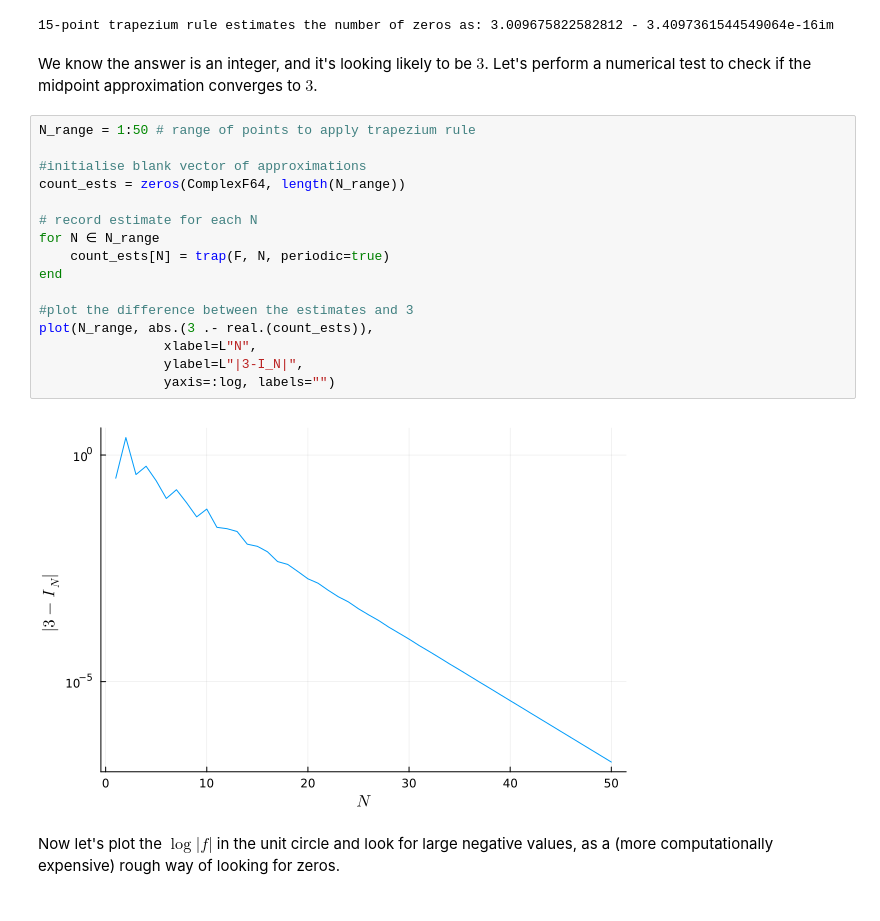
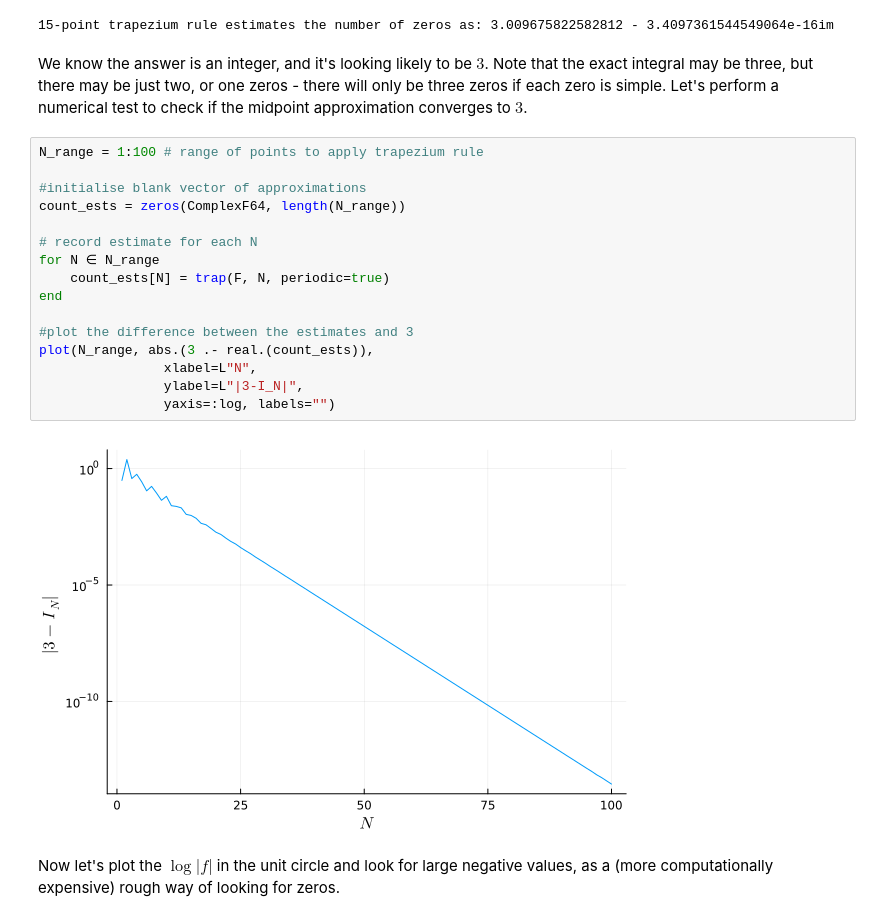
Before and after one commit to AndrewGibbs/AppliedComplexAnalysis, a Jupyter notebook: code/argument_principle.ipynb, the cells around one changed output. Drawn from its saved outputs; the diff is of its cells as text.

```diff
--- a/code/argument_principle.ipynb
+++ b/code/argument_principle.ipynb
@@ -41,25 +41,25 @@ println("15-point trapezium rule estimates the number of zeros as: ",
 # %% [output]
 15-point trapezium rule estimates the number of zeros as: 3.009675822582812 - 3.4097361544549064e-16im
 # %% [markdown]
-We know the answer is an integer, and it's looking likely to be $3$. Let's perform a numerical test to check if the midpoint approximation converges to $3$.
+We know the answer is an integer, and it's looking likely to be $3$. Note that the exact integral may be three, but there may be just two, or one zeros - there will only be three zeros if each zero is simple. Let's perform a numerical test to check if the midpoint approximation converges to $3$.
 # %%
-N_range = 1:50 # range of points to apply trapezium rule
+N_range = 1:100 # range of points to apply trapezium rule
 
 #initialise blank vector of approximations
 count_ests = zeros(ComplexF64, length(N_range))
 
 # record estimate for each N
 for N ∈ N_range
     count_ests[N] = trap(F, N, periodic=true)
 end
 
 #plot the difference between the estimates and 3
 plot(N_range, abs.(3 .- real.(count_ests)),
                 xlabel=L"N",
                 ylabel=L"|3-I_N|",
                 yaxis=:log, labels="")
 # %% [output]
-[figure, old version]
+[figure, new version]
 # %% [markdown]
 Now let's plot the $\log|f|$ in the unit circle and look for large negative values, as a (more computationally expensive) rough way of looking for zeros.
 # %%
```
Also changed, not shown: parts of 3 cells of this notebook, 3 other files.
